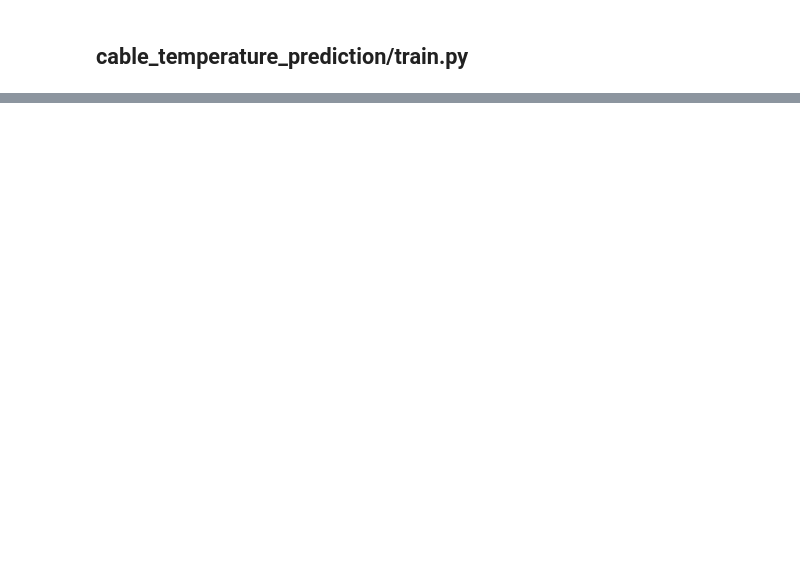
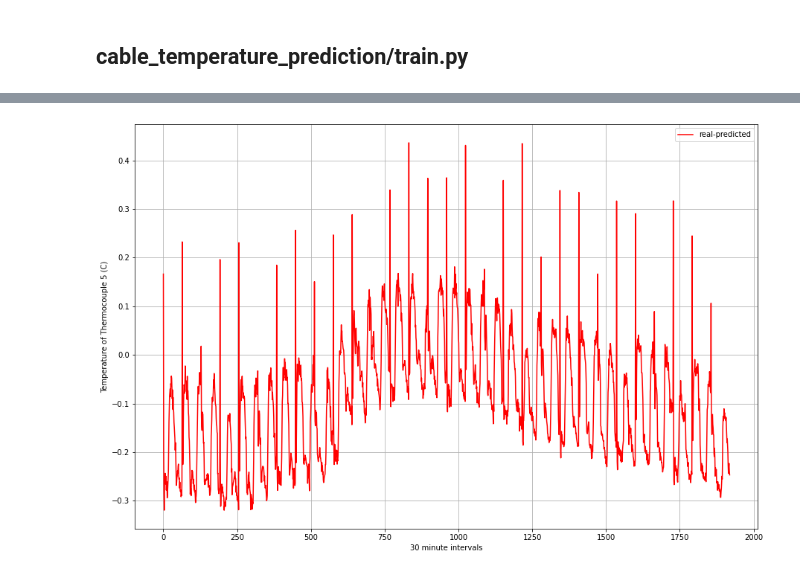
Before and after one commit to torrhen/cable_temperature_prediction, a Jupyter notebook: cable_temperature_prediction.ipynb, the cells around one changed output, grey strips where cells are left out. Cells and saved outputs as stored; diff of their text form; code cells hidden in the pictures; blank space fills up the shorter version.

```diff
--- a/cable_temperature_prediction.ipynb
+++ b/cable_temperature_prediction.ipynb
@@ -484,0 +442,5 @@ tensor([15.3600, 15.3600, 15.3700, 15.3800, 15.3800, 15.3900, 15.4000, 15.3900,
+# %%
+# plot prediction error of LSTM model
+plot_predictions_error(y_preds, test_data.y)
+# %% [output]
+[figure, added]
```
Also changed, not shown: parts of 47 cells of this notebook.
